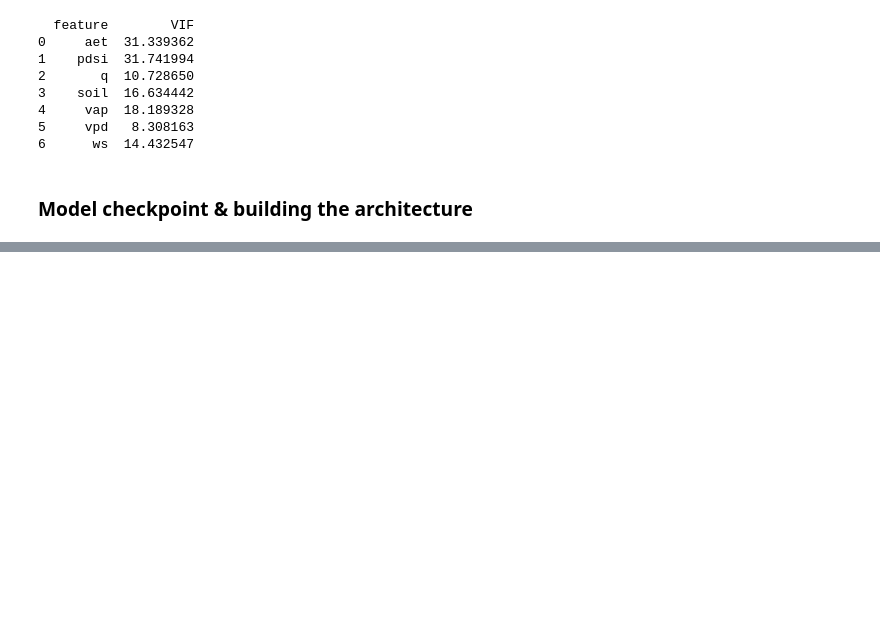
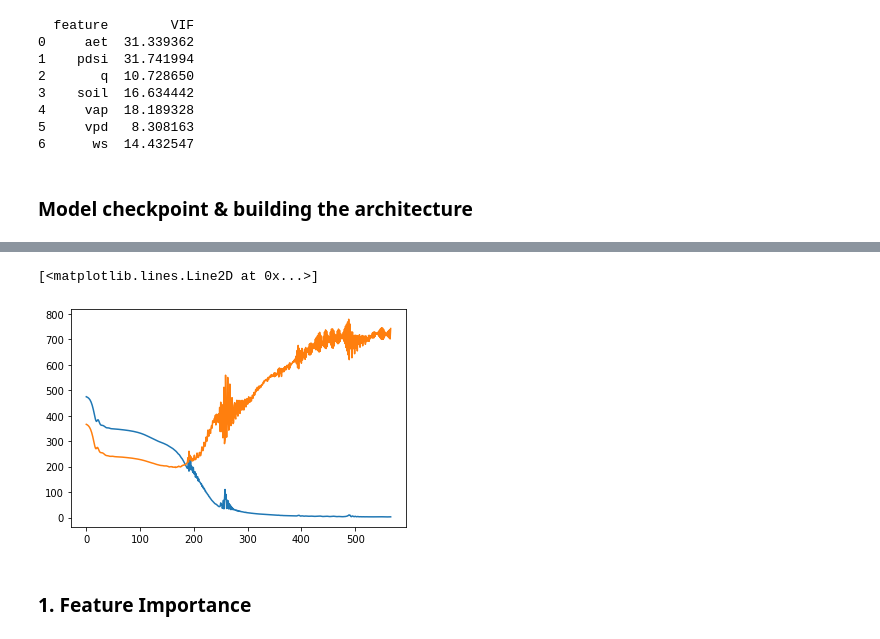
Before and after one commit to joe5campbell/frog_challenge, a Jupyter notebook: data_exploration_jc.ipynb, the cells around one changed output, grey strips where cells are left out. Cells and saved outputs as stored; diff of their text form; code cells hidden in the pictures; blank space fills up the shorter version.

```diff
--- a/data_exploration_jc.ipynb
+++ b/data_exploration_jc.ipynb
@@ -482,3 +485,29 @@ X_test_mm=pd.DataFrame(X_test_mm,columns=x.columns).drop(['ppt','tmax','tmin','p
 X_test_mm=X_test_mm.values
 # %% [markdown]
 ### Model checkpoint & building the architecture
+# %%
+# Model checkpoint
+checkpoint = ModelCheckpoint(filepath='alternate_best_model_adam_225_2yr_updated_VIF.hdf5',
+                             monitor='val_loss',verbose=1,save_weights_only=True,save_best_only=True,mode='min')
+
+# model architecture for ANN model
+model = Sequential()
+model.add(Dense(512, activation="relu", input_dim=7))
+model.add(Dense(256, activation="relu"))
+model.add(Dense(128, activation="relu"))
+model.add(Dense(64, activation="relu"))
+model.add(Dense(32, activation="relu"))
+model.add(Dense(16, activation="relu"))
+model.add(Dense(8, activation="relu"))
+model.add(Dense(1, activation="linear"))
+
+
+# Compile model: The model is initialized with the Adam optimizer and then it is compiled
+model.compile(loss='mean_squared_error', optimizer=Adam(lr=1e-3, decay=1e-3 / 200))
+
+# Patient early stopping
+es = EarlyStopping(monitor='val_loss', mode='min', verbose=1, patience=400)
+
+# Fitting the model on train data
+history = model.fit(X_train_mm, y_train, validation_data=(X_test_mm, y_test), epochs=10000, batch_size=128,
+                    verbose=2, callbacks=[es,checkpoint])
@@ -484,0 +547,9 @@ X_test_mm=X_test_mm.values
+# %%
+# Training loss vs Validation loss plot
+plt.plot(history.history['loss'])
+plt.plot(history.history['val_loss'])
+# %% [output]
+[<matplotlib.lines.Line2D at 0x...>]
+[figure, added]
+# %% [markdown]
+###  1. Feature Importance
```
Also changed, not shown: parts of 12 cells of this notebook, 1 other file.
